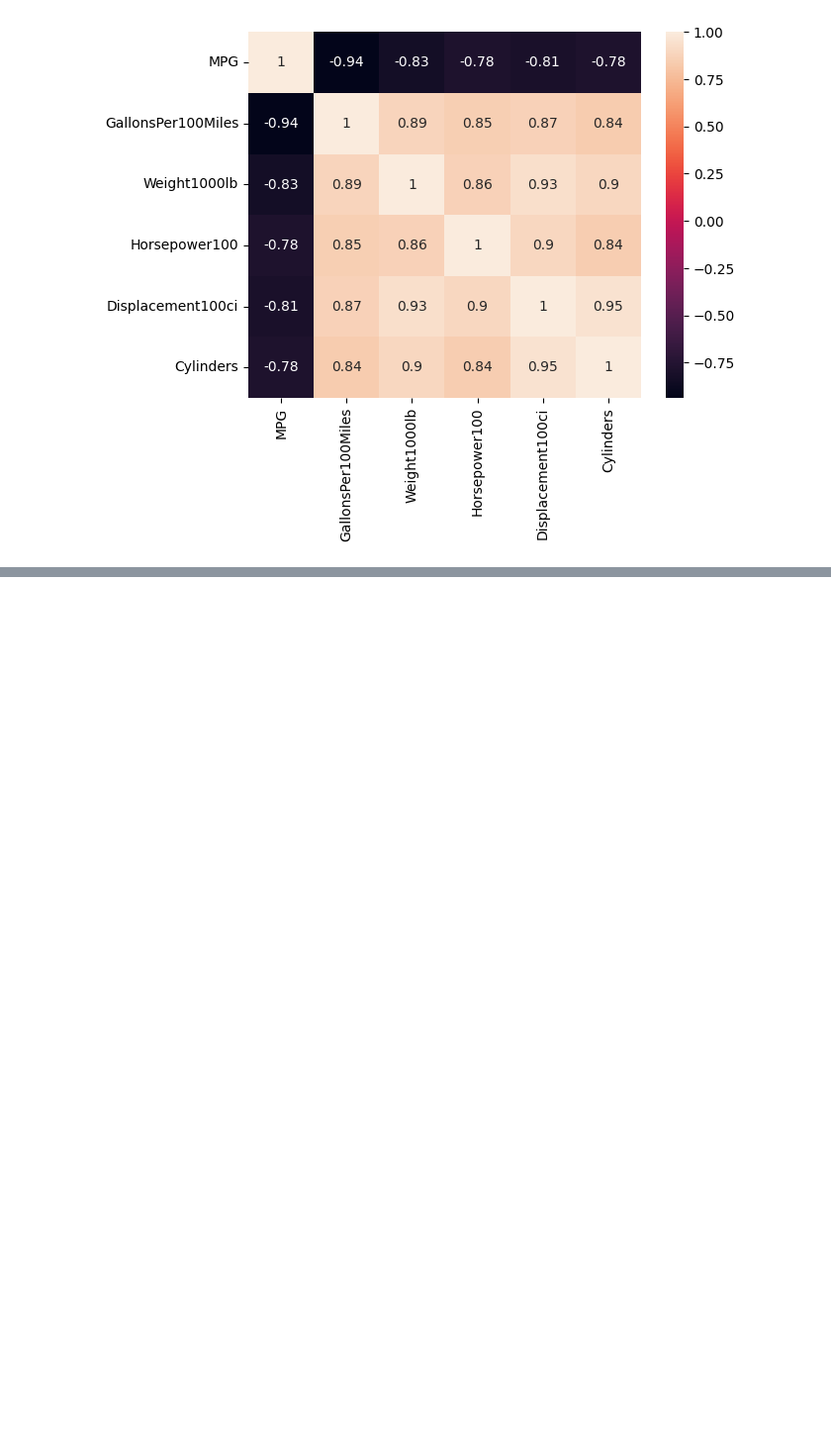
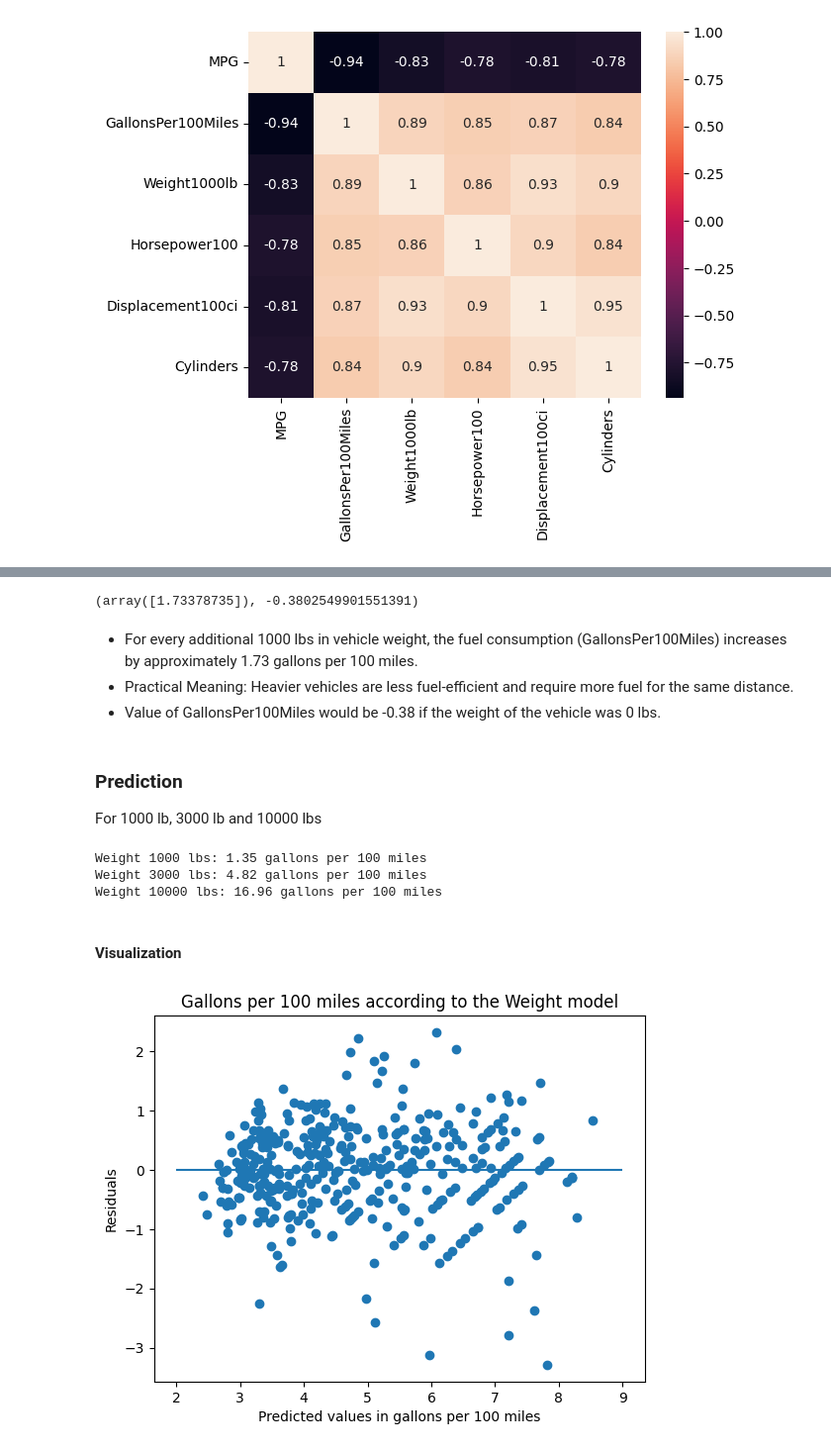
Before and after one commit to artjom2281337/predictive-1, a Jupyter notebook: 02_EDA_Linear_Regression_Notebook.ipynb, the cells around one changed output, grey strips where cells are left out. Shown at 99% size. Saved outputs shown, nothing was run; the diff lists cells and outputs as text; code cells hidden in the pictures; blank space fills up the shorter version.

```diff
--- a/02_EDA_Linear_Regression_Notebook.ipynb
+++ b/02_EDA_Linear_Regression_Notebook.ipynb
@@ -289,0 +217,4 @@ print(fuel_model3.score(X3,y))
+# %%
+DEPENDANT_VARIABLE = df[GALLONS]
+
+models: dict[str, tuple[LinearRegression, float]] = {}
@@ -289,0 +225,32 @@ print(fuel_model3.score(X3,y))
+# %%
+x = df[WEIGHT].to_frame()
+weight_model = LinearRegression().fit(x, DEPENDANT_VARIABLE)
+weight_model.coef_, weight_model.intercept_
+# %% [output]
+(array([1.73378735]), -0.3802549901551391)
+# %% [markdown]
+- For every additional 1000 lbs in vehicle weight, the fuel consumption (GallonsPer100Miles) increases by approximately 1.73 gallons per 100 miles.
+- Practical Meaning: Heavier vehicles are less fuel-efficient and require more fuel for the same distance.
+- Value of GallonsPer100Miles would be -0.38 if the weight of the vehicle was 0 lbs.
+# %% [markdown]
+### Prediction
+For 1000 lb, 3000 lb and 10000 lbs
+# %%
+print(f"Weight 1000 lbs: {round(weight_model.predict(pd.DataFrame([1]))[0], 2)} gallons per 100 miles")
+print(f"Weight 3000 lbs: {round(weight_model.predict(pd.DataFrame([3]))[0], 2)} gallons per 100 miles")
+print(f"Weight 10000 lbs: {round(weight_model.predict(pd.DataFrame([10]))[0], 2)} gallons per 100 miles")
+# %% [output]
+Weight 1000 lbs: 1.35 gallons per 100 miles
+Weight 3000 lbs: 4.82 gallons per 100 miles
+Weight 10000 lbs: 16.96 gallons per 100 miles
+# %% [markdown]
+#### Visualization
+# %%
+plt.scatter(weight_model.predict(x), weight_model.predict(x) - DEPENDANT_VARIABLE)
+plt.hlines(y=0, xmin=2, xmax=9)
+plt.title("Gallons per 100 miles according to the Weight model")
+plt.xlabel("Predicted values in gallons per 100 miles")
+plt.ylabel("Residuals")
+plt.show()
+# %% [output]
+[figure, added]
```
Also changed, not shown: parts of 33 cells of this notebook.
